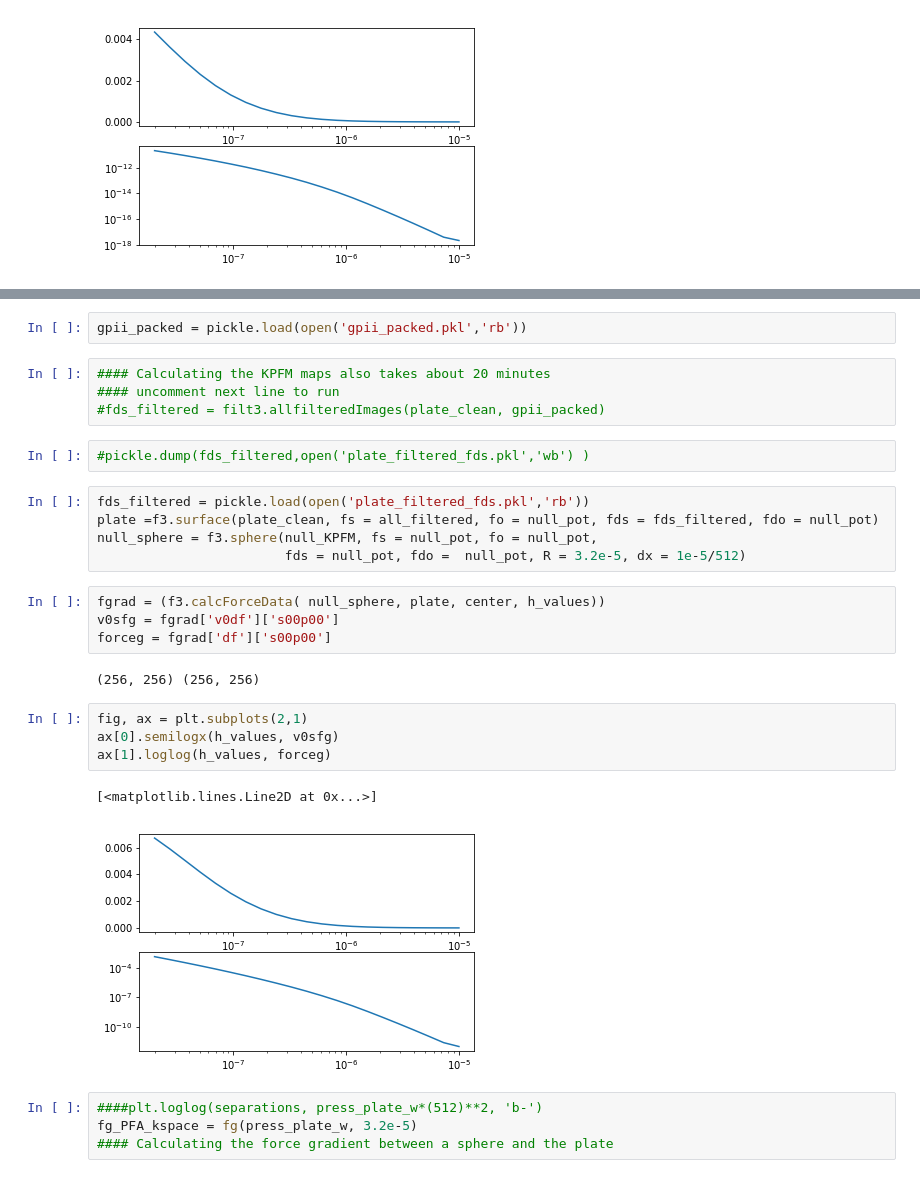
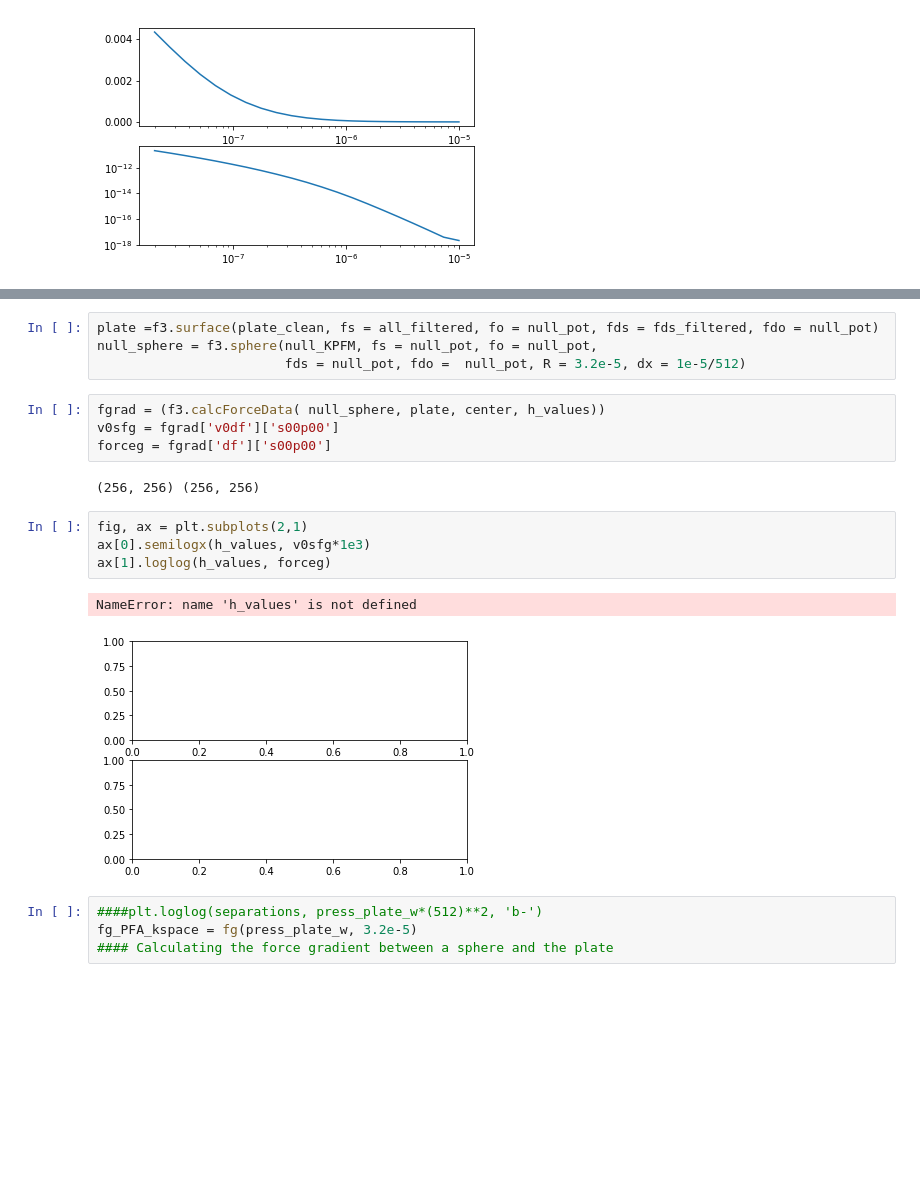
Before and after one commit to jlgarrett/NISEpy, a Jupyter notebook: PFApatchpotentials/Patches_On_2surfaces_Supplemental.ipynb, the cells around one changed output, grey strips where cells are left out. Drawn from its saved outputs; the diff is of its cells as text; blank space fills up the shorter version.

```diff
--- a/PFApatchpotentials/Patches_On_2surfaces_Supplemental.ipynb
+++ b/PFApatchpotentials/Patches_On_2surfaces_Supplemental.ipynb
@@ -485,13 +490,4 @@ ax[1].loglog(h_values, force)
-# %%
-gpii_packed = pickle.load(open('gpii_packed.pkl','rb'))
-# %%
-#### Calculating the KPFM maps also takes about 20 minutes
-#### uncomment next line to run
-#fds_filtered = filt3.allfilteredImages(plate_clean, gpii_packed)
-# %%
-#pickle.dump(fds_filtered,open('plate_filtered_fds.pkl','wb') )
 # %%
-fds_filtered = pickle.load(open('plate_filtered_fds.pkl','rb'))
 plate =f3.surface(plate_clean, fs = all_filtered, fo = null_pot, fds = fds_filtered, fdo = null_pot)
 null_sphere = f3.sphere(null_KPFM, fs = null_pot, fo = null_pot,
                         fds = null_pot, fdo =  null_pot, R = 3.2e-5, dx = 1e-5/512)
@@ -503,11 +499,11 @@ forceg = fgrad['df']['s00p00']
 (256, 256) (256, 256)
 # %%
 fig, ax = plt.subplots(2,1)
-ax[0].semilogx(h_values, v0sfg)
+ax[0].semilogx(h_values, v0sfg*1e3)
 ax[1].loglog(h_values, forceg)
 # %% [output]
-[<matplotlib.lines.Line2D at 0x...>]
+NameError: name 'h_values' is not defined
-[figure, old version]
+[figure, new version]
 # %%
 ####plt.loglog(separations, press_plate_w*(512)**2, 'b-')
 fg_PFA_kspace = fg(press_plate_w, 3.2e-5)
```
Also changed, not shown: parts of 55 cells of this notebook, 2 other files.
